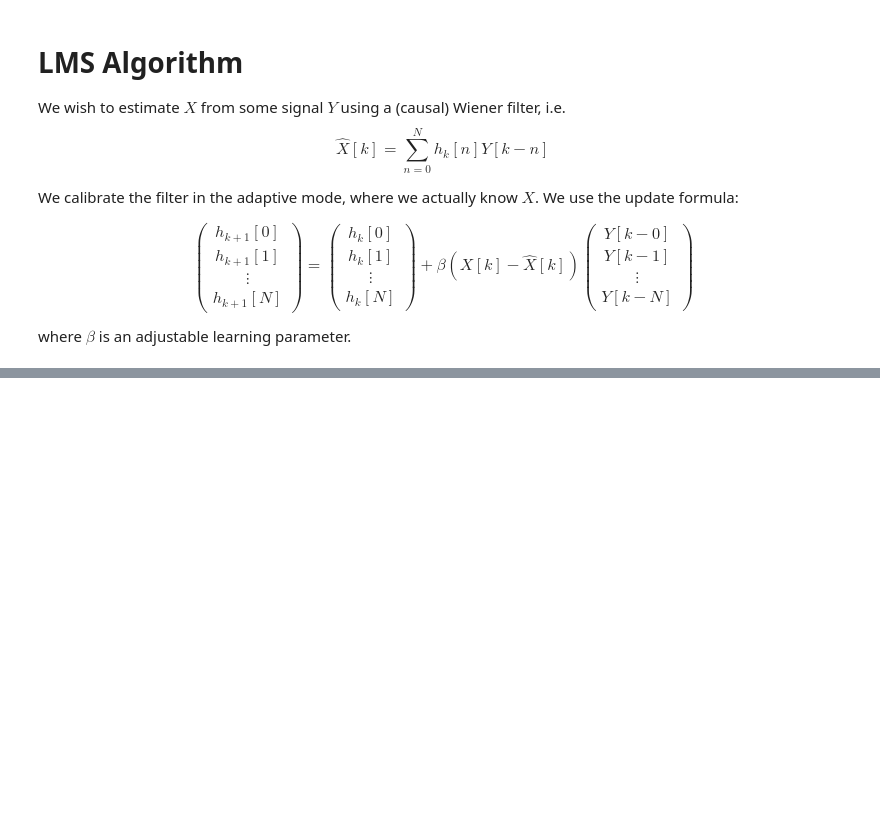
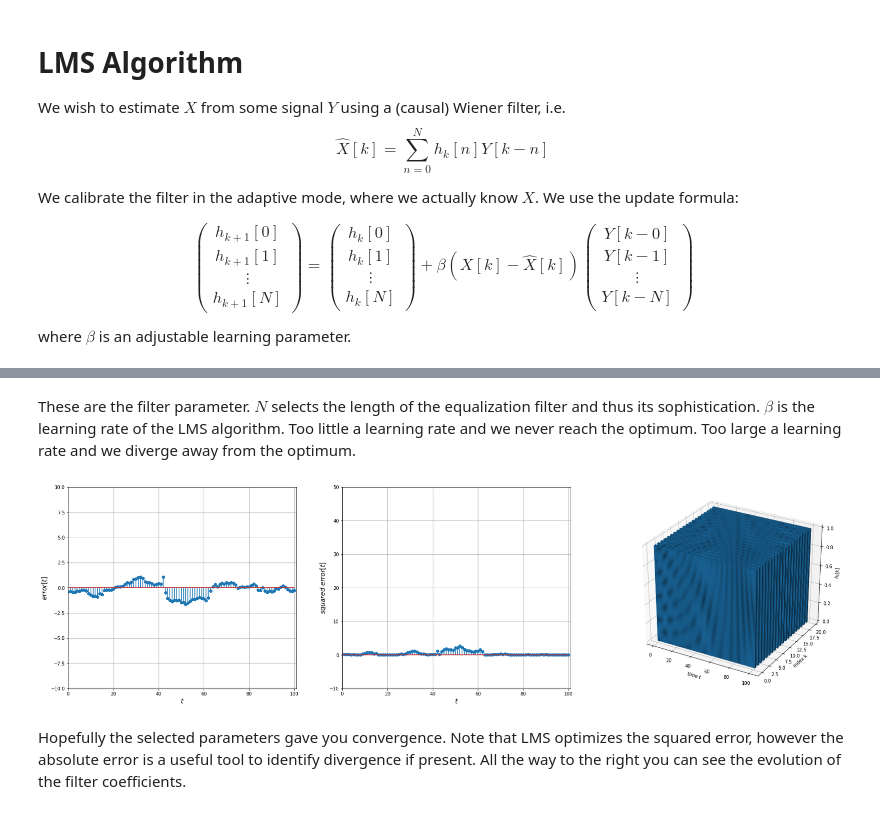
Before and after one commit to huesseol/DSSP-Illustrations, a Jupyter notebook: LMS.ipynb, the cells around one changed output, grey strips where cells are left out. Saved outputs shown, nothing was run; the diff lists cells and outputs as text; code cells hidden in the pictures; blank space fills up the shorter version.

```diff
--- a/LMS.ipynb
+++ b/LMS.ipynb
@@ -25,0 +142,23 @@ def LMS(w, e, y, x):
+# %%
+# input are numpy 1darrays: y, x, h_0 (initial weights); and a scalar: beta (learning rate)
+# returns H (weight history) and E (Error history) (2darrays)
+def LMS_adapt(y, x, h_0, beta):
+  assert len(y) == len(x)
+  assert len(h_0) >= 1
+  assert len(y) >= len(h_0)
+
+  H = np.array([h_0])
+  E = np.array([])
+
+  h = h_0
+
+  for l in range(0, len(y) - len(h_0) + 1):
+    yl = np.array([y[l + len(h_0)-1 - t] for t in range(0, len(h_0))]) #most recent values for y interval [l, l+len(h_0)-1] inverted
+    el = x[l + len(h_0)-1] - np.dot(yl, h) #x[l + len(h_0)-1] - \hat{x}[l + len(h_0)-1]
+
+    h = h + beta * el * yl
+
+    H = np.append(H, [h], axis=0)
+    E = np.append(E, [el], axis=0)
+
+  return (H, E)
@@ -114,0 +244,8 @@ plt.stem(e, linefmt = 'b')
+# %% [markdown]
+These are the filter parameter. $N$ selects the length of the equalization filter and thus its sophistication. $\beta$ is the learning rate of the LMS algorithm. Too little a learning rate and we never reach the optimum. Too large a learning rate and we diverge away from the optimum.
+# %%
+plot_LMS()
+# %% [output]
+[figure, added]
+# %% [markdown]
+Hopefully the selected parameters gave you convergence. Note that LMS optimizes the squared error, however the absolute error is a useful tool to identify divergence if present. All the way to the right you can see the evolution of the filter coefficients.
```
Also changed, not shown: parts of 15 cells of this notebook.
